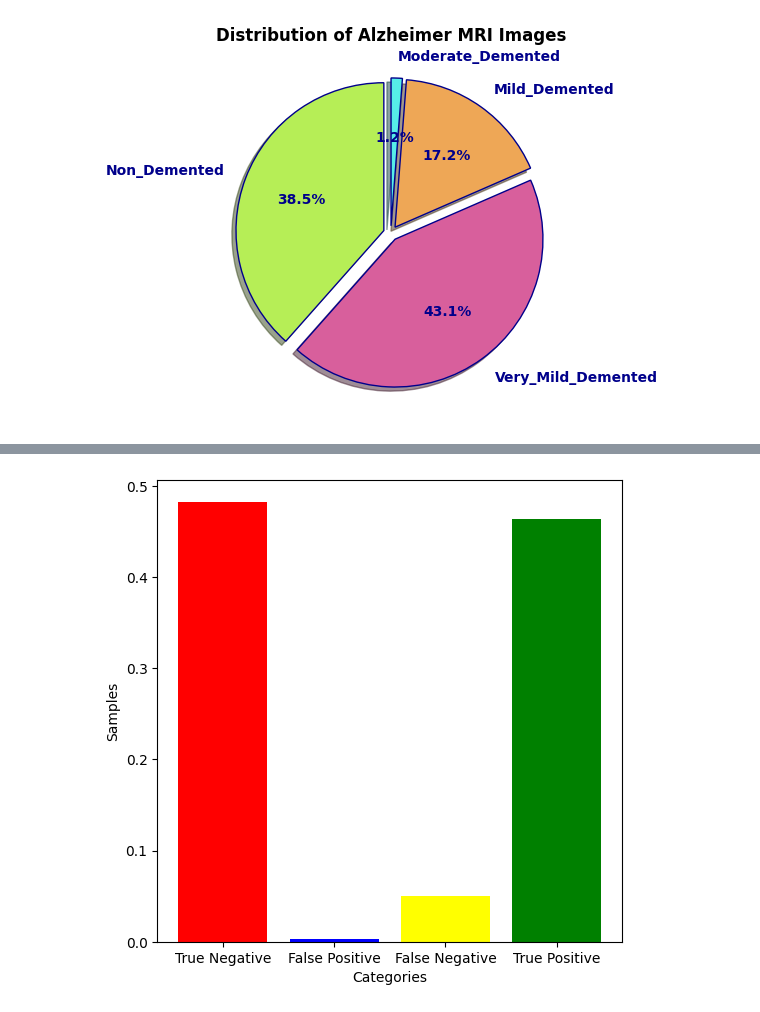
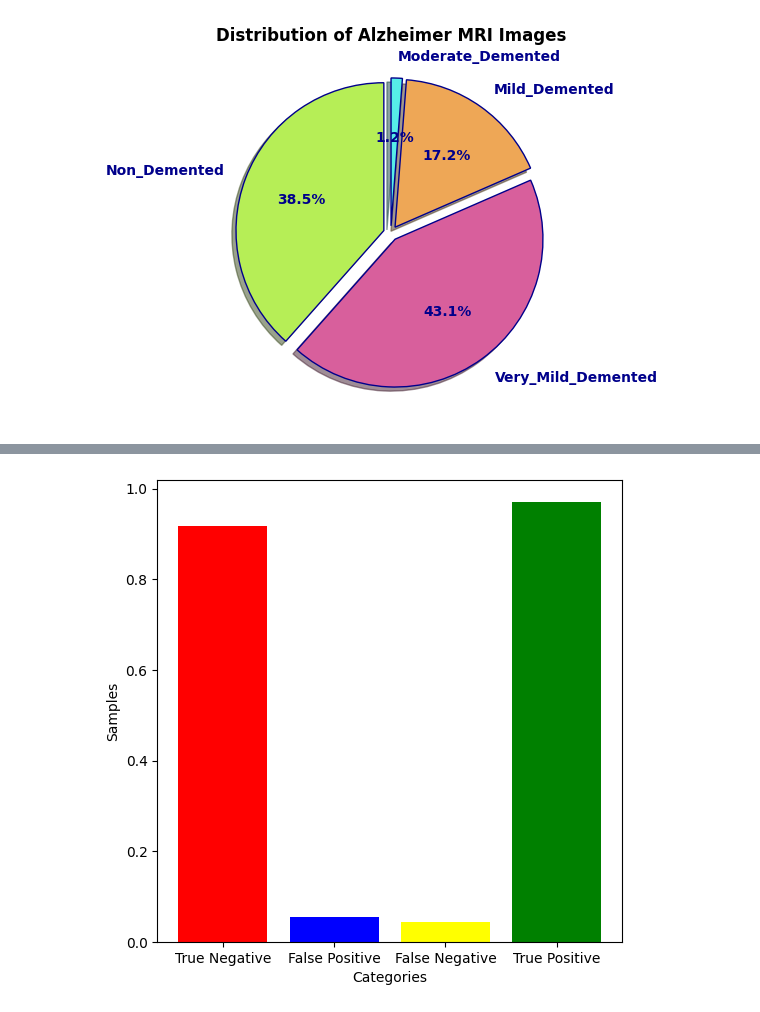
Before and after one commit to Aaryakhandelwal/Alzheimer-Prediction-through-MRI-scans, a Jupyter notebook: code.ipynb, the cells around one changed output, grey strips where cells are left out. Drawn from its saved outputs; the diff is of its cells as text; code cells hidden in the pictures.

```diff
--- a/code.ipynb
+++ b/code.ipynb
@@ -235,0 +265,25 @@ Test accuracy:  0.6096153846153847
+# %%
+Y_pred = log_reg.predict(X_test)
+conf_matrix = confusion_matrix(Y_test, Y_pred)
+
+total_negative = np.sum(conf_matrix[0])
+total_positive = Y_test.shape[0] - total_negative
+tn = conf_matrix[0][0] / total_negative
+fn = (conf_matrix[1][0] + conf_matrix[2][0] + conf_matrix[3][0]) / total_negative
+fp = (conf_matrix[0][1] + conf_matrix[0][2] + conf_matrix[0][3]) / total_positive
+tp = 0
+
+for i in range(1,4):
+    for j in range(1,4):
+        tp += conf_matrix[i][j]
+tp = tp / total_positive
+
+plt.figure(figsize=(6,6))
+categories = ['True Negative', 'False Positive', 'False Negative', 'True Positive']
+counts = [tn, fp, fn, tp]
+
+
+plt.bar(categories ,counts, color = ['Red', 'Blue', 'Yellow', 'Green'])
+plt.xlabel('Categories')
+plt.ylabel('Samples')
+plt.show()
@@ -273,26 +325,28 @@ Test Accuracy:  0.9057692307692308
 # %%
 # considering very-mild, mild and moderate to be positive and non-demented to be negative
 Y_pred = random_forest.predict(X_test)
 conf_matrix = confusion_matrix(Y_test, Y_pred)
 
-tn = conf_matrix[0][0] / Y_test.shape[0]
-fn = (conf_matrix[1][0] + conf_matrix[2][0] + conf_matrix[3][0]) / Y_test.shape[0]
-fp = (conf_matrix[0][1] + conf_matrix[0][2] + conf_matrix[0][3]) / Y_test.shape[0]
+total_negative = np.sum(conf_matrix[0])
+total_positive = Y_test.shape[0] - total_negative
+tn = conf_matrix[0][0] / total_negative
+fn = (conf_matrix[1][0] + conf_matrix[2][0] + conf_matrix[3][0]) / total_negative
+fp = (conf_matrix[0][1] + conf_matrix[0][2] + conf_matrix[0][3]) / total_positive
 tp = 0
 
 for i in range(1,4):
     for j in range(1,4):
         tp += conf_matrix[i][j]
-tp = tp / Y_test.shape[0]
+tp = tp / total_positive
 
 plt.figure(figsize=(6,6))
 categories = ['True Negative', 'False Positive', 'False Negative', 'True Positive']
 counts = [tn, fp, fn, tp]
 
 
 plt.bar(categories ,counts, color = ['Red', 'Blue', 'Yellow', 'Green'])
 plt.xlabel('Categories')
 plt.ylabel('Samples')
 plt.show()
 # %% [output]
-[figure, old version]
+[figure, new version]
```
Also changed, not shown: parts of 9 cells of this notebook.
